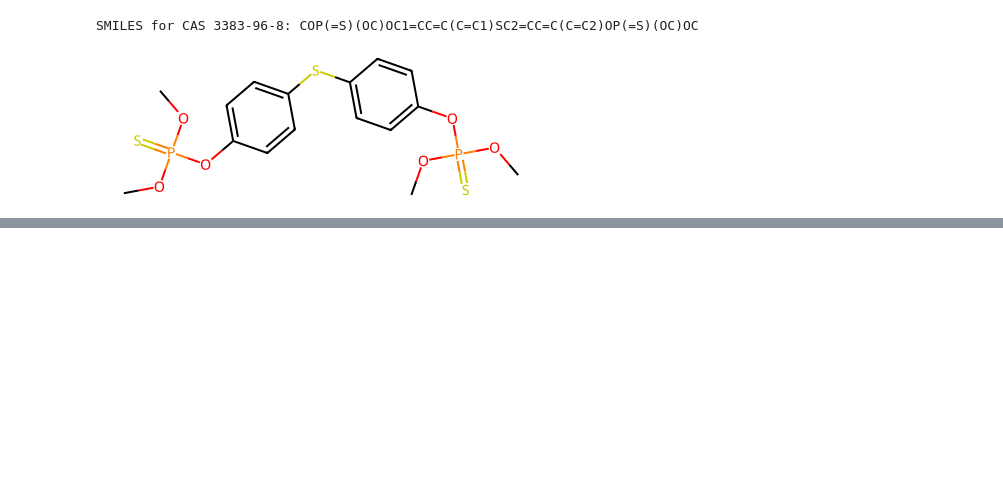
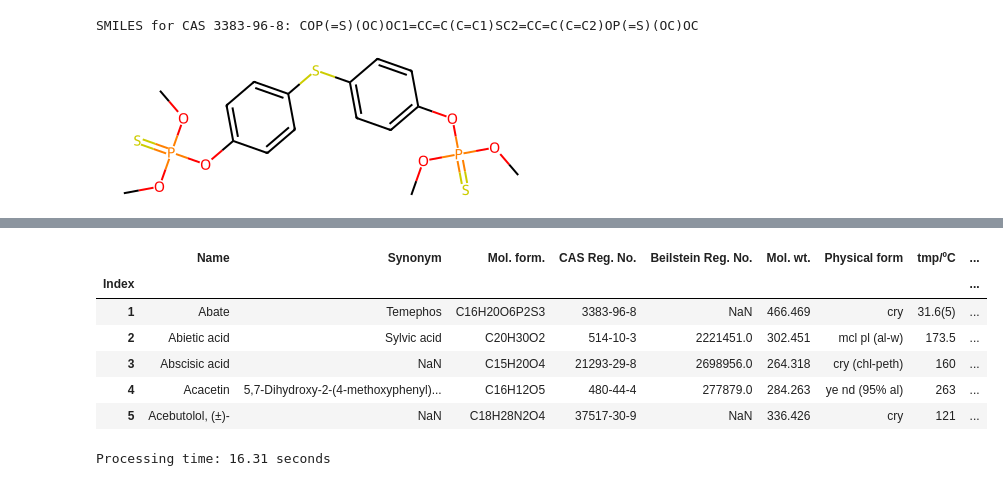
Before and after one commit to aravindhnivas/cdms-jpl-api, a Jupyter notebook: demo/CRC/crc_data_analyse.ipynb, the cells around one changed output, grey strips where cells are left out. Drawn from its saved outputs; the diff is of its cells as text; code cells hidden in the pictures; blank space fills up the shorter version.

```diff
--- a/demo/CRC/crc_data_analyse.ipynb
+++ b/demo/CRC/crc_data_analyse.ipynb
@@ -140,11 +186,22 @@ def process_cas_numbers(df, column_name, max_workers=10):
                 results[index] = None
 
     return pd.Series(results)
+# %%
+df.iloc[:5]
+# %% [output]
+|  | Name | Synonym | Mol. form. | CAS Reg. No. | Beilstein Reg. No. | Mol. wt. | Physical form | tmp/ºC | ... |
+| Index |  |  |  |  |  |  |  |  | ... |
+| 1 | Abate | Temephos | C16H20O6P2S3 | 3383-96-8 | NaN | 466.469 | cry | 31.6(5) | ... |
+| 2 | Abietic acid | Sylvic acid | C20H30O2 | 514-10-3 | 2221451.0 | 302.451 | mcl pl (al-w) | 173.5 | ... |
+| 3 | Abscisic acid | NaN | C15H20O4 | 21293-29-8 | 2698956.0 | 264.318 | cry (chl-peth) | 160 | ... |
+| 4 | Acacetin | 5,7-Dihydroxy-2-(4-methoxyphenyl)... | C16H12O5 | 480-44-4 | 277879.0 | 284.263 | ye nd (95% al) | 263 | ... |
+| 5 | Acebutolol, (±)- | NaN | C18H28N2O4 | 37517-30-9 | NaN | 336.426 | cry | 121 | ... |
 # %%
 # Process the DataFrame
 start_time = time.time()
-df['SMILES'] = process_cas_numbers(df, 'CAS Reg. No.', max_workers=32)
+smiles = process_cas_numbers(df.iloc[:25], 'CAS Reg. No.')
 end_time = time.time()
 
-print(df)
 print(f"Processing time: {end_time - start_time:.2f} seconds")
+# %% [output]
+Processing time: 16.31 seconds
```
Also changed, not shown: parts of 12 cells of this notebook.
